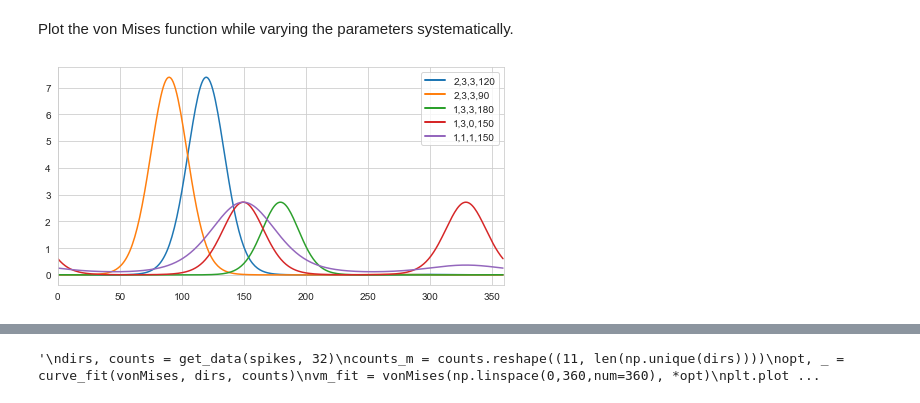
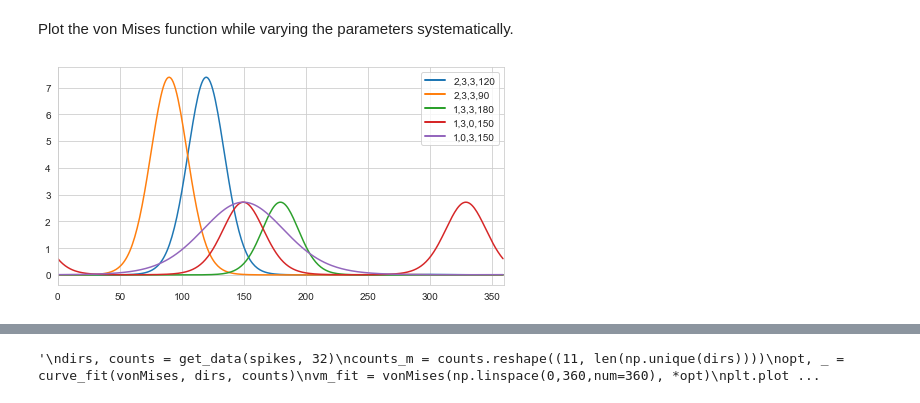
Before and after one commit to mdittschar/NDS, a Jupyter notebook: CodingLab5.ipynb, the cells around one changed output, grey strips where cells are left out. Saved outputs shown, nothing was run; the diff lists cells and outputs as text; code cells hidden in the pictures.

```diff
--- a/CodingLab5.ipynb
+++ b/CodingLab5.ipynb
@@ -327,36 +327,36 @@ Plot the von Mises function while varying the parameters systematically.
 # --------------------------------------------------------------------------------
 from matplotlib.lines import Line2D
 custom_lines = [Line2D([0], [0], color="tab:blue", lw=2),
                 Line2D([0], [0], color="tab:orange", lw=2),
                 Line2D([0], [0], color="tab:green", lw=2),
                 Line2D([0], [0], color="tab:red", lw=2),
                 Line2D([0], [0], color="tab:purple", lw=2)]
 
 vm_1 = vonMises(np.linspace(0,360,num=360),2,3,3,120)
 vm_2 = vonMises(np.linspace(0,360,num=360),2,3,3,90)
 vm_3 = vonMises(np.linspace(0,360,num=360),1,3,3,180)
 vm_4 = vonMises(np.linspace(0,360,num=360),1,3,0,150)
-vm_5 = vonMises(np.linspace(0,360,num=360),1,1,1,150)
+vm_5 = vonMises(np.linspace(0,360,num=360),1,0,3,150)
 fig, ax = plt.subplots(nrows= 1, ncols=1, figsize= (8,4))
 ax.plot(vm_1)
 ax.plot(vm_2)
 ax.plot(vm_3)
 ax.plot(vm_4)
 ax.plot(vm_5)
 ax.set_xlim(0,360)
-ax.legend(custom_lines, ['2,3,3,120', '2,3,3,90', '1,3,3,180', '1,3,0,150', '1,1,1,150'])
+ax.legend(custom_lines, ['2,3,3,120', '2,3,3,90', '1,3,3,180', '1,3,0,150', '1,0,3,150'])
 
 
 
 # alpha is the height of the peak, it is e**alpha large
 # phi is the location of the mean
 # kappa is the concentration around phi
 # v is a second distribution with concentration around phi
 
 
 plt.show()
 # %% [output]
-[figure, old version]
+[figure, new version]
 # %% [markdown]
 ![fig_cl5_t3_0](embedded-picture-1)
 # %%
```
Also changed, not shown: parts of 5 cells of this notebook.
